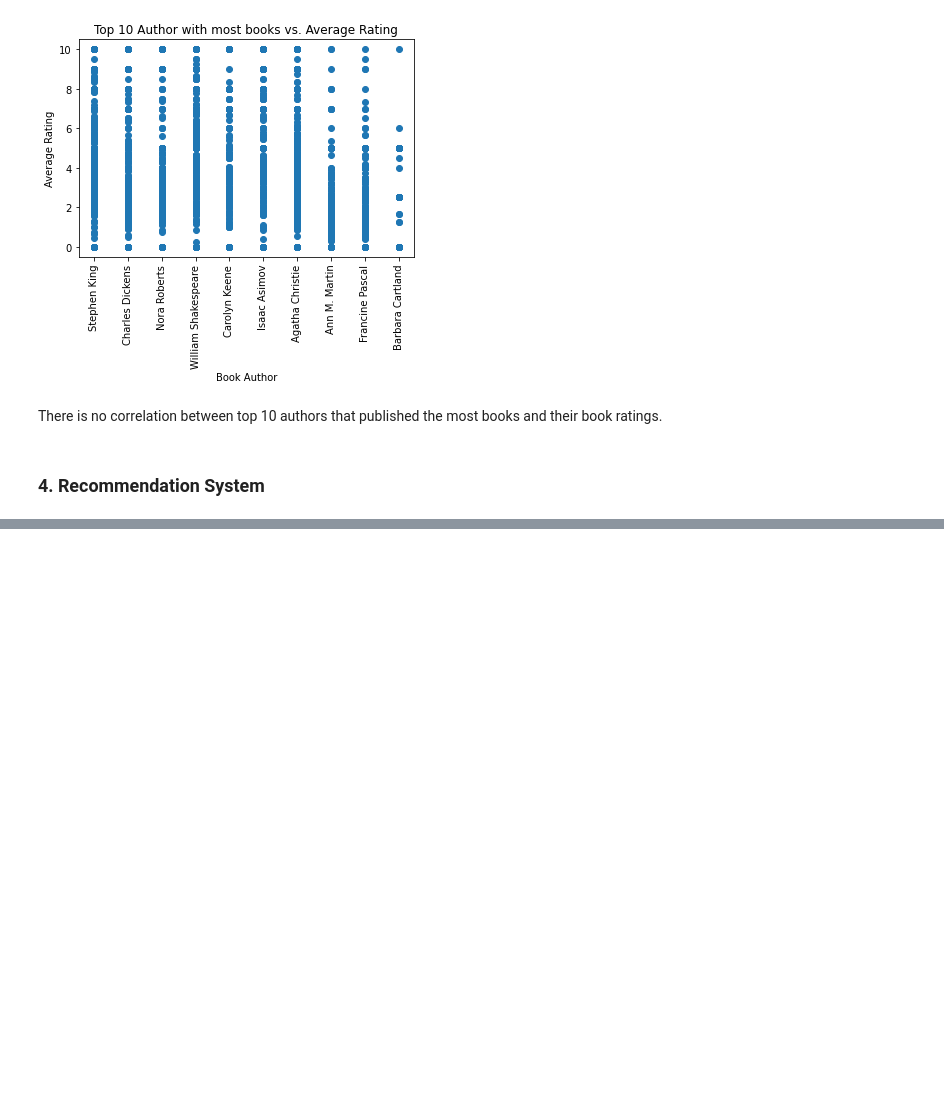
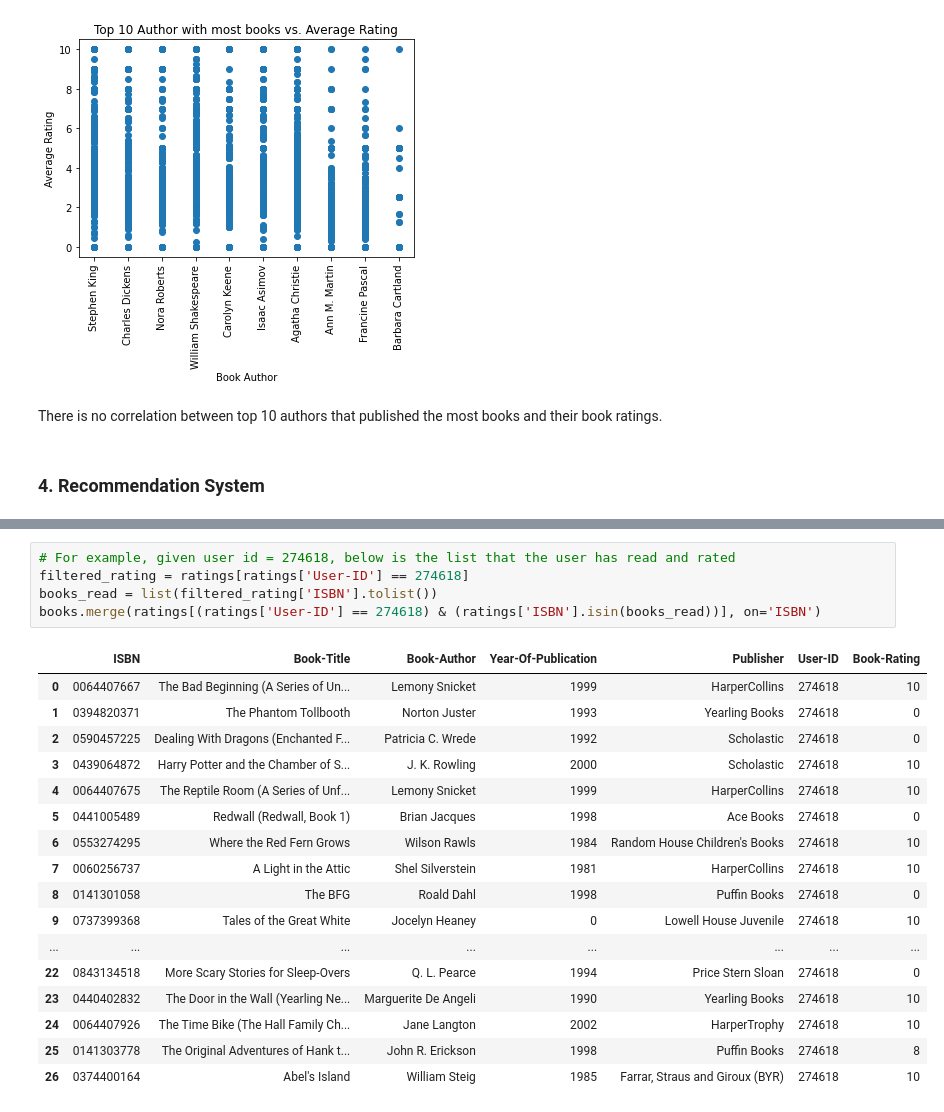
Before and after one commit to phuongnk27/Book-Recommendation, a Jupyter notebook: rec_system.ipynb, the cells around one changed output, grey strips where cells are left out. Drawn from its saved outputs; the diff is of its cells as text; blank space fills up the shorter version.

```diff
--- a/rec_system.ipynb
+++ b/rec_system.ipynb
@@ -282,0 +388,23 @@ There is no correlation between top 10 authors that published the most books and
+# %%
+# For example, given user id = 274618, below is the list that the user has read and rated
+filtered_rating = ratings[ratings['User-ID'] == 274618]
+books_read = list(filtered_rating['ISBN'].tolist())
+books.merge(ratings[(ratings['User-ID'] == 274618) & (ratings['ISBN'].isin(books_read))], on='ISBN')
+# %% [output]
+|  | ISBN | Book-Title | Book-Author | Year-Of-Publication | Publisher | User-ID | Book-Rating |
+| 0 | 0064407667 | The Bad Beginning (A Series of Un... | Lemony Snicket | 1999 | HarperCollins | 274618 | 10 |
+| 1 | 0394820371 | The Phantom Tollbooth | Norton Juster | 1993 | Yearling Books | 274618 | 0 |
+| 2 | 0590457225 | Dealing With Dragons (Enchanted F... | Patricia C. Wrede | 1992 | Scholastic | 274618 | 0 |
+| 3 | 0439064872 | Harry Potter and the Chamber of S... | J. K. Rowling | 2000 | Scholastic | 274618 | 10 |
+| 4 | 0064407675 | The Reptile Room (A Series of Unf... | Lemony Snicket | 1999 | HarperCollins | 274618 | 10 |
+| 5 | 0441005489 | Redwall (Redwall, Book 1) | Brian Jacques | 1998 | Ace Books | 274618 | 0 |
+| 6 | 0553274295 | Where the Red Fern Grows | Wilson Rawls | 1984 | Random House Children's Books | 274618 | 10 |
+| 7 | 0060256737 | A Light in the Attic | Shel Silverstein | 1981 | HarperCollins | 274618 | 10 |
+| 8 | 0141301058 | The BFG | Roald Dahl | 1998 | Puffin Books | 274618 | 0 |
+| 9 | 0737399368 | Tales of the Great White | Jocelyn Heaney | 0 | Lowell House Juvenile | 274618 | 10 |
+| ... | ... | ... | ... | ... | ... | ... | ... |
+| 22 | 0843134518 | More Scary Stories for Sleep-Overs | Q. L. Pearce | 1994 | Price Stern Sloan | 274618 | 0 |
+| 23 | 0440402832 | The Door in the Wall (Yearling Ne... | Marguerite De Angeli | 1990 | Yearling Books | 274618 | 10 |
+| 24 | 0064407926 | The Time Bike (The Hall Family Ch... | Jane Langton | 2002 | HarperTrophy | 274618 | 10 |
+| 25 | 0141303778 | The Original Adventures of Hank t... | John R. Erickson | 1998 | Puffin Books | 274618 | 8 |
+| 26 | 0374400164 | Abel's Island | William Steig | 1985 | Farrar, Straus and Giroux (BYR) | 274618 | 10 |
```
Also changed, not shown: parts of 11 cells of this notebook.
